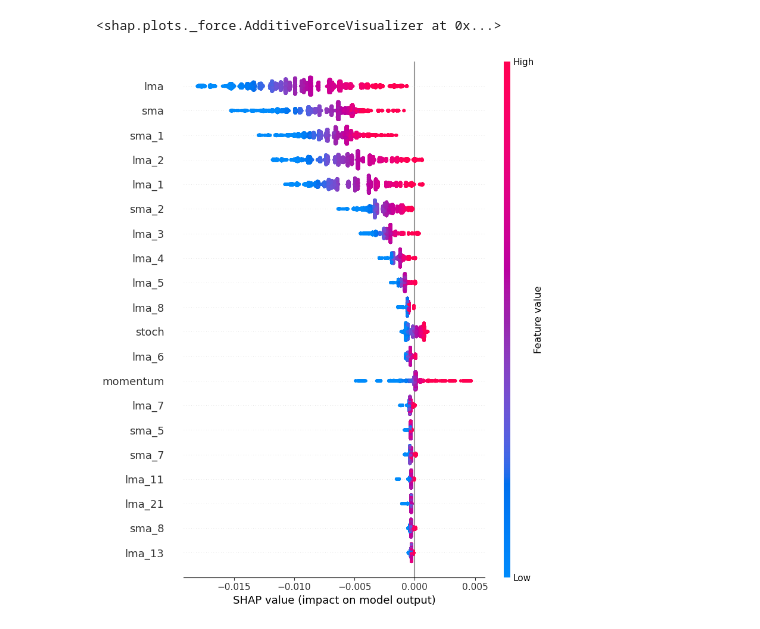
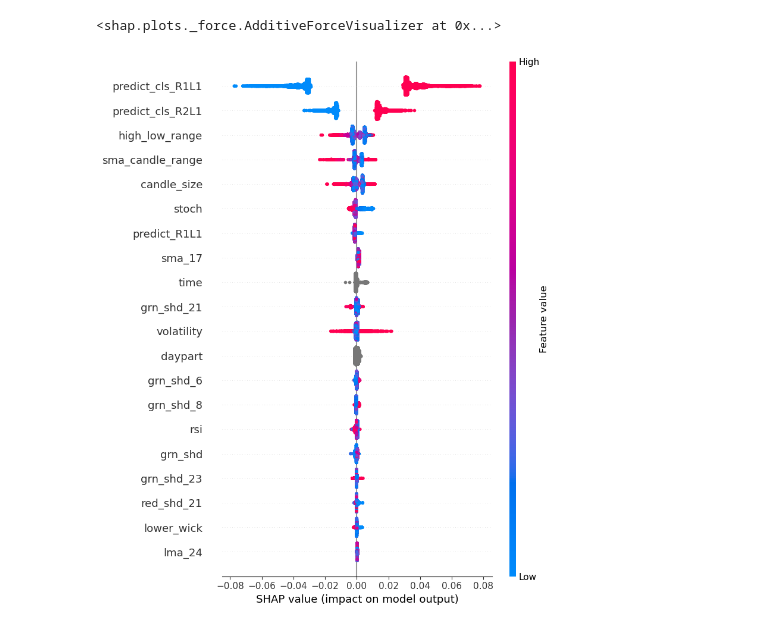
Before and after one commit to Priboy313/final-qualifying-work, a Jupyter notebook: main.ipynb, the cells around one changed output. Saved outputs shown, nothing was run; the diff lists cells and outputs as text; code cells hidden in the pictures.

```diff
--- a/main.ipynb
+++ b/main.ipynb
@@ -568,8 +612,8 @@ list_L2 = ['predict_R1L1',  'predict_R2L1',
            'predict_cls_R1L1', 'predict_cls_R2L1']
 
 XL2 = []
-XL2 = XL1.copy() + list_L2.copy()
-# XL2 = list_base_time.copy() + list_L2.copy()
+# XL2 = XL1.copy() + list_L2.copy()
+XL2 = list_base_time.copy() + list_L2.copy()
 
 print(f'XL2 len: {len(XL2)}')
 print(f'XL2: \n\t{XL2}')
@@ -588,6 +632,5 @@ print()
 y_up = 'y_true'
 y_down = 'y_true_down'
 
-print(f'y_up: \n\t{y_up}')
-print(f'y_down: \n\t{y_down}')
+print(f'y: \n\t{y_up, y_down}')
 # %% [output]
@@ -607,7 +648,7 @@ y_down:
 paramC1L2 = {
     'cat_features': cat_features,
     'task_type': 'GPU',
-    'early_stopping_rounds': 500,
+    'early_stopping_rounds': 200,
     'eval_metric': 'Logloss',
     'random_seed': 42,
     'verbose': 200,
@@ -715,7 +775,7 @@ warnings.simplefilter(action='ignore', category=pd.errors.SettingWithCopyWarning
 
 
 threshold = 0
-threshold = 0.02
+threshold = 0.2
 
 test['ind_up'] = ((test['pred_y_up'] - test['pred_y_down']) > threshold).astype(float)
 test.loc[test['ind_up'] != 1, 'ind_up'] = float("NaN")
@@ -749,11 +809,11 @@ add_plot = [
                      panel=0,
                      ),
 
-    # mpf.make_addplot(data['ind_down'],
-    #                  type='scatter', color='blue',
-    #                  marker='v', markersize=50,
-    #                  panel=0
-    #                  )
+    mpf.make_addplot(data['ind_down'],
+                     type='scatter', color='blue',
+                     marker='v', markersize=50,
+                     panel=0
+                     )
 ]
 
 mc = mpf.make_marketcolors(
@@ -791,6 +851,6 @@ shap.initjs()
 # %% [output]
 [interactive output not drawn]
 # %%
-explainer = shap.TreeExplainer(model_R1L1)
-shap_values = explainer.shap_values(test[XL1])
+explainer = shap.TreeExplainer(model_C1L2)
+shap_values = explainer.shap_values(test[XL2])
 # %%
@@ -814,6 +874,6 @@ shap.force_plot(explainer.expected_value, shap_values[0,:], test[XL1].iloc[0,:])
 # %% [output]
 <shap.plots._force.AdditiveForceVisualizer at 0x...>
 # %%
-shap.summary_plot(shap_values, test[XL1])
+shap.summary_plot(shap_values, test[XL2])
 # %% [output]
-[figure, old version]
+[figure, new version]
```
Also changed, not shown: parts of 33 cells of this notebook, 5 other files.
